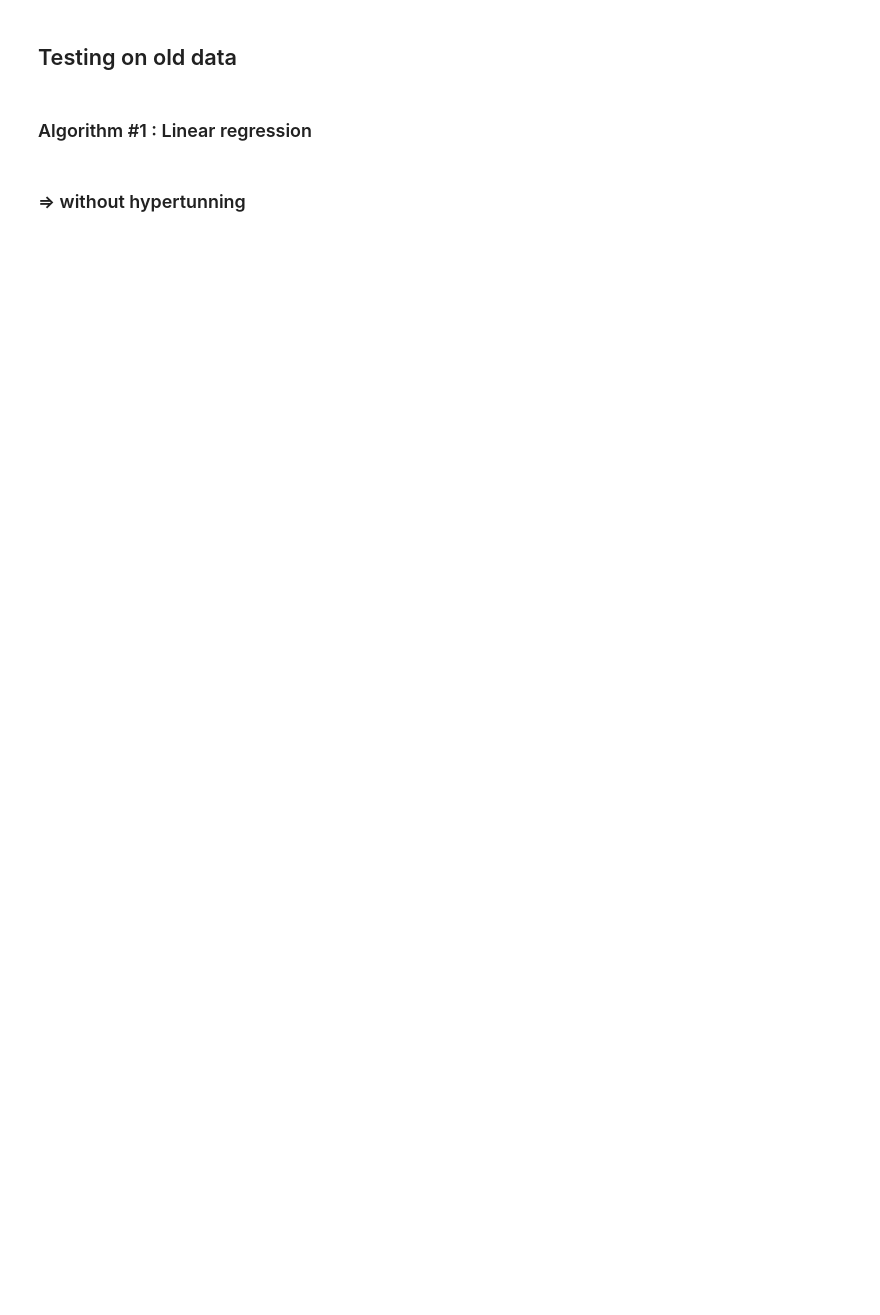
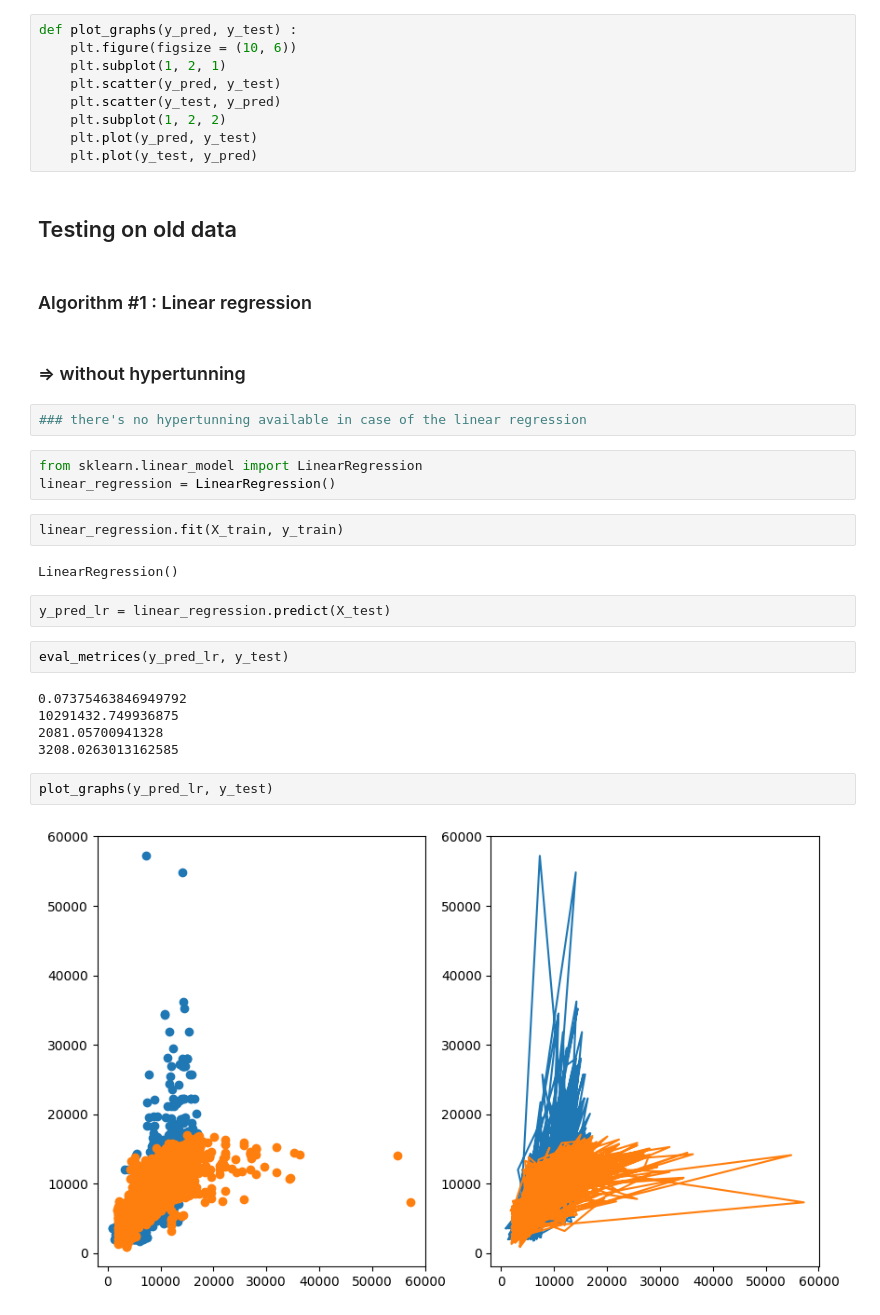
Before and after one commit to utsav87589/Flight-Price-EDA, a Jupyter notebook: notebooks/algos.ipynb, the cells around one changed output. Drawn from its saved outputs; the diff is of its cells as text; blank space fills up the shorter version.

```diff
--- a/notebooks/algos.ipynb
+++ b/notebooks/algos.ipynb
@@ -113,9 +113,40 @@ def eval_metrices(y_pred, y_test) :
     print(mean_squared_error(y_pred, y_test))
     print(mean_absolute_error(y_pred, y_test))
     print(root_mean_squared_error(y_pred, y_test))
+# %%
+def plot_graphs(y_pred, y_test) :
+    plt.figure(figsize = (10, 6))
+    plt.subplot(1, 2, 1)
+    plt.scatter(y_pred, y_test)
+    plt.scatter(y_test, y_pred)
+    plt.subplot(1, 2, 2)
+    plt.plot(y_pred, y_test)
+    plt.plot(y_test, y_pred)
 # %% [markdown]
 ## Testing on old data
 # %% [markdown]
 ### Algorithm #1 : Linear regression
 # %% [markdown]
 ### => without hypertunning
+# %%
+### there's no hypertunning available in case of the linear regression
+# %%
+from sklearn.linear_model import LinearRegression
+linear_regression = LinearRegression()
+# %%
+linear_regression.fit(X_train, y_train)
+# %% [output]
+LinearRegression()
+# %%
+y_pred_lr = linear_regression.predict(X_test)
+# %%
+eval_metrices(y_pred_lr, y_test)
+# %% [output]
+0.07375463846949792
+10291432.749936875
+2081.05700941328
+3208.0263013162585
+# %%
+plot_graphs(y_pred_lr, y_test)
+# %% [output]
+[figure, added]
```
Also changed, not shown: parts of 40 cells of this notebook, 2 other files.
